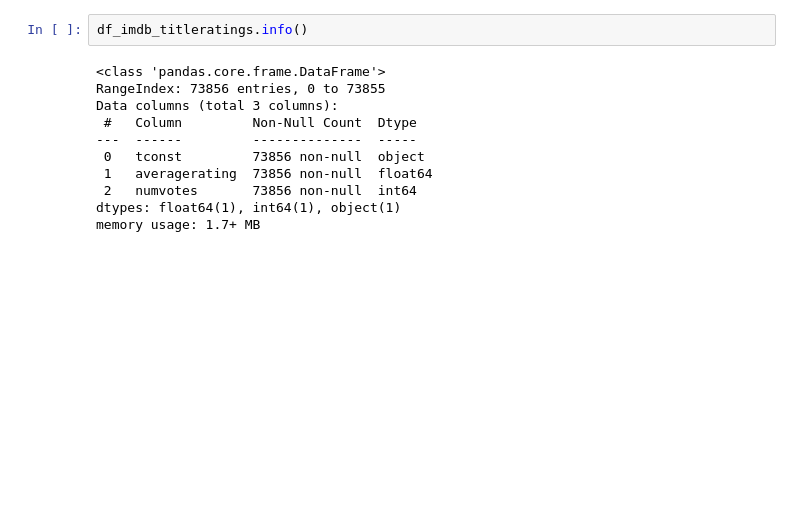
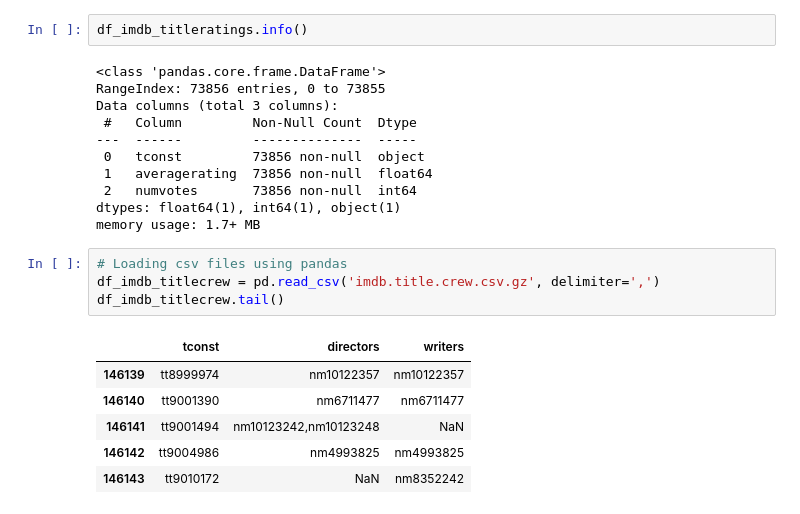
Before and after one commit to emma-030/Phase1Project_New, a Jupyter notebook: Phase1Project_New.ipynb, the cells around one changed output. Saved outputs shown, nothing was run; the diff lists cells and outputs as text; blank space fills up the shorter version.

```diff
--- a/Phase1Project_New.ipynb
+++ b/Phase1Project_New.ipynb
@@ -309,3 +320,14 @@ Data columns (total 3 columns):
  2   numvotes       73856 non-null  int64
 dtypes: float64(1), int64(1), object(1)
 memory usage: 1.7+ MB
+# %%
+# Loading csv files using pandas
+df_imdb_titlecrew = pd.read_csv('imdb.title.crew.csv.gz', delimiter=',')
+df_imdb_titlecrew.tail()
+# %% [output]
+|  | tconst | directors | writers |
+| 146139 | tt8999974 | nm10122357 | nm10122357 |
+| 146140 | tt9001390 | nm6711477 | nm6711477 |
+| 146141 | tt9001494 | nm10123242,nm10123248 | NaN |
+| 146142 | tt9004986 | nm4993825 | nm4993825 |
+| 146143 | tt9010172 | NaN | nm8352242 |
```
Also changed, not shown: parts of 20 cells of this notebook.
